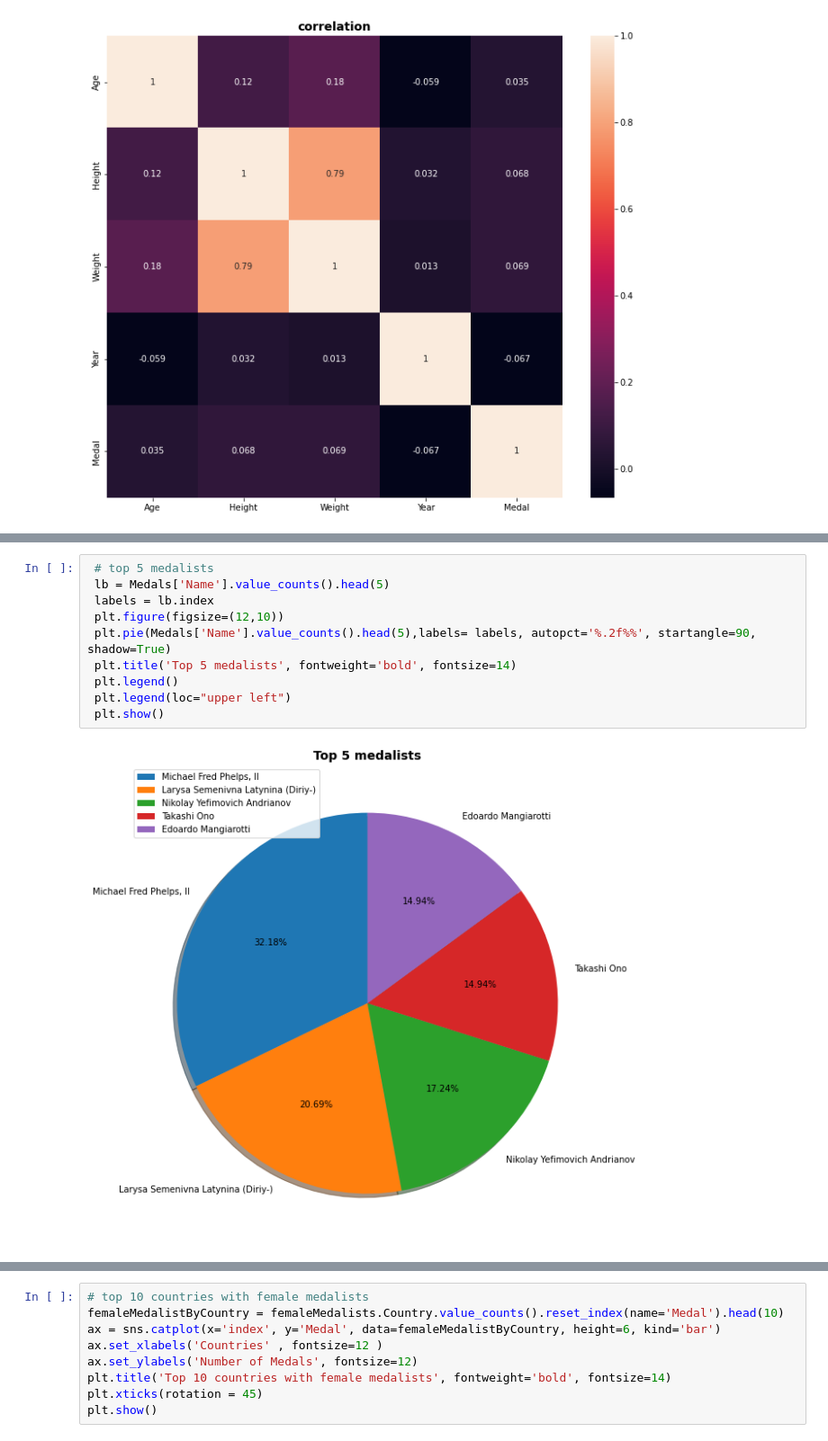
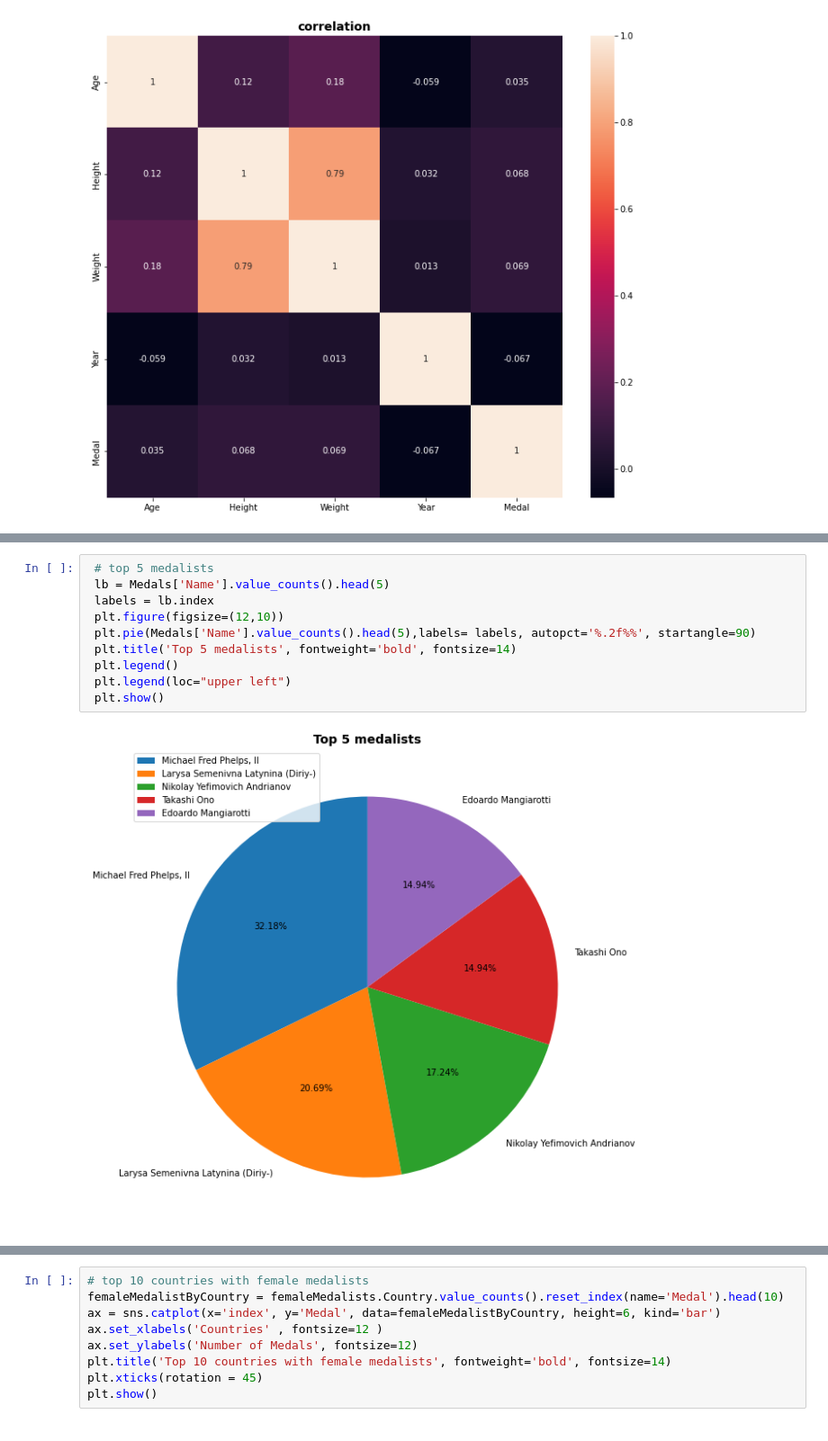
Before and after one commit to MaH1996SdN/Olympic_Games, a Jupyter notebook: Programming_Project_Olympic.ipynb, the cells around one changed output, grey strips where cells are left out. Shown: that part at 90% size. Drawn from its saved outputs; the diff is of its cells as text.

Commit message:
adding final changes on charts, and some comments to Colab notebook

```diff
--- a/Programming_Project_Olympic.ipynb
+++ b/Programming_Project_Olympic.ipynb
@@ -851,15 +851,15 @@ plt.show()
 # %%
  # top 5 medalists
  lb = Medals['Name'].value_counts().head(5)
  labels = lb.index
  plt.figure(figsize=(12,10))
- plt.pie(Medals['Name'].value_counts().head(5),labels= labels, autopct='%.2f%%', startangle=90, shadow=True)
+ plt.pie(Medals['Name'].value_counts().head(5),labels= labels, autopct='%.2f%%', startangle=90)
  plt.title('Top 5 medalists', fontweight='bold', fontsize=14)
  plt.legend()
  plt.legend(loc="upper left")
  plt.show()
 # %% [output]
-[figure, old version]
+[figure, new version]
 # %%
 # top 10 countries with medals
 total = Medals.Country.value_counts().reset_index(name='Medal').head(10)
```
Also changed, not shown: parts of 12 cells of this notebook.
